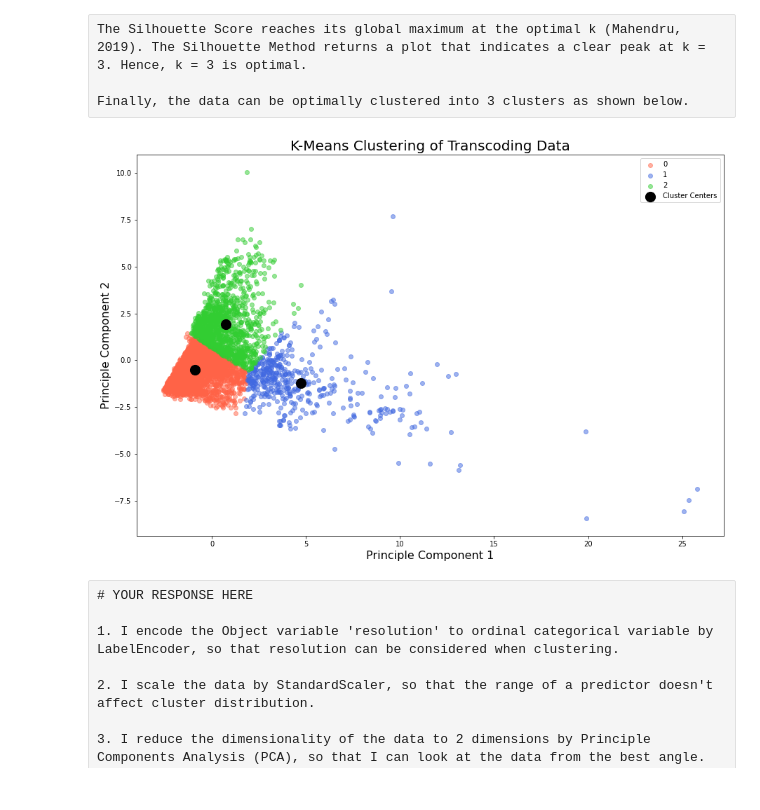
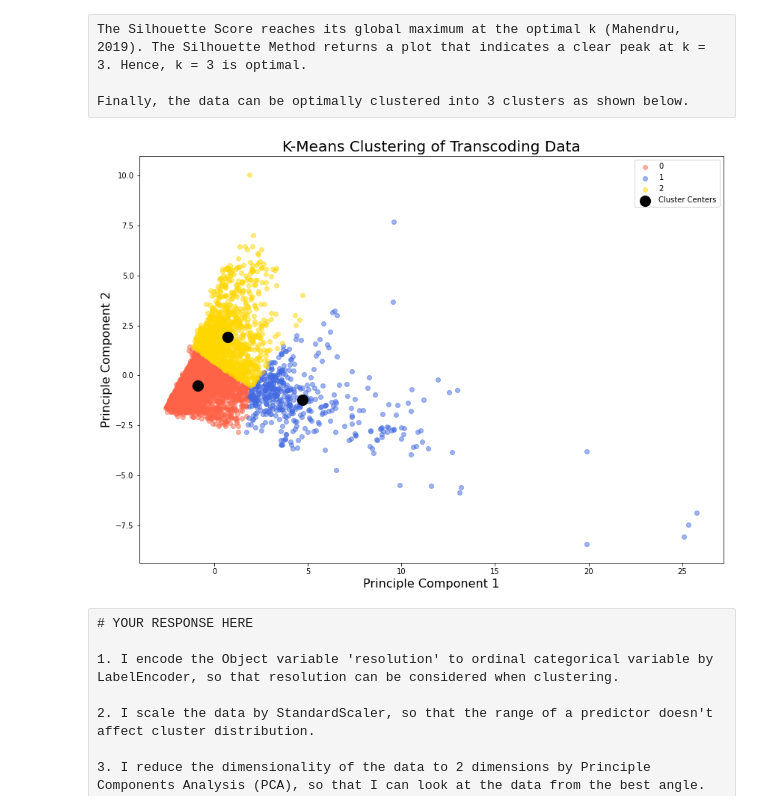
Before and after one commit to Vesper-Lin/comp2420-2021-ass2, a Jupyter notebook: Assignment 2.ipynb, the cells around one changed output. Saved outputs shown, nothing was run; the diff lists cells and outputs as text; code cells hidden in the pictures.

```diff
--- a/Assignment 2.ipynb
+++ b/Assignment 2.ipynb
@@ -288,22 +288,22 @@ Finally, the data can be optimally clustered into 3 clusters as shown below.
 # %%
 # 3 clusters
 # random seed set so that analysis is consistent below
 kmc = KMeans(n_clusters=3, random_state=0)
 kmc_model = kmc.fit(transcoding_data_reduced)
 
 # plotting
-colors=["tomato","royalblue","limegreen","rebeccapurple","gold","rosybrown"]
-plt.figure(figsize=(15,10))
+colors=["tomato","royalblue","gold","rebeccapurple","limegreen","rosybrown"]
+plt.figure(figsize=(14, 10))
 for i in range(np.max(kmc_model.labels_)+1):
     plt.scatter(transcoding_data_reduced[kmc_model.labels_==i][:,0], transcoding_data_reduced[kmc_model.labels_==i][:,1], label=i, c=colors[i], alpha=0.5)
 plt.scatter(kmc_model.cluster_centers_[:,0], kmc_model.cluster_centers_[:,1], label='Cluster Centers', c="black", s=200)
 plt.title("K-Means Clustering of Transcoding Data",size=20)
 plt.xlabel("Principle Component 1", size=16)
 plt.ylabel("Principle Component 2", size=16)
 plt.legend()
 plt.show()
 # %% [output]
-[figure, old version]
+[figure, new version]
 # %% [raw]
 # YOUR RESPONSE HERE
 
```
